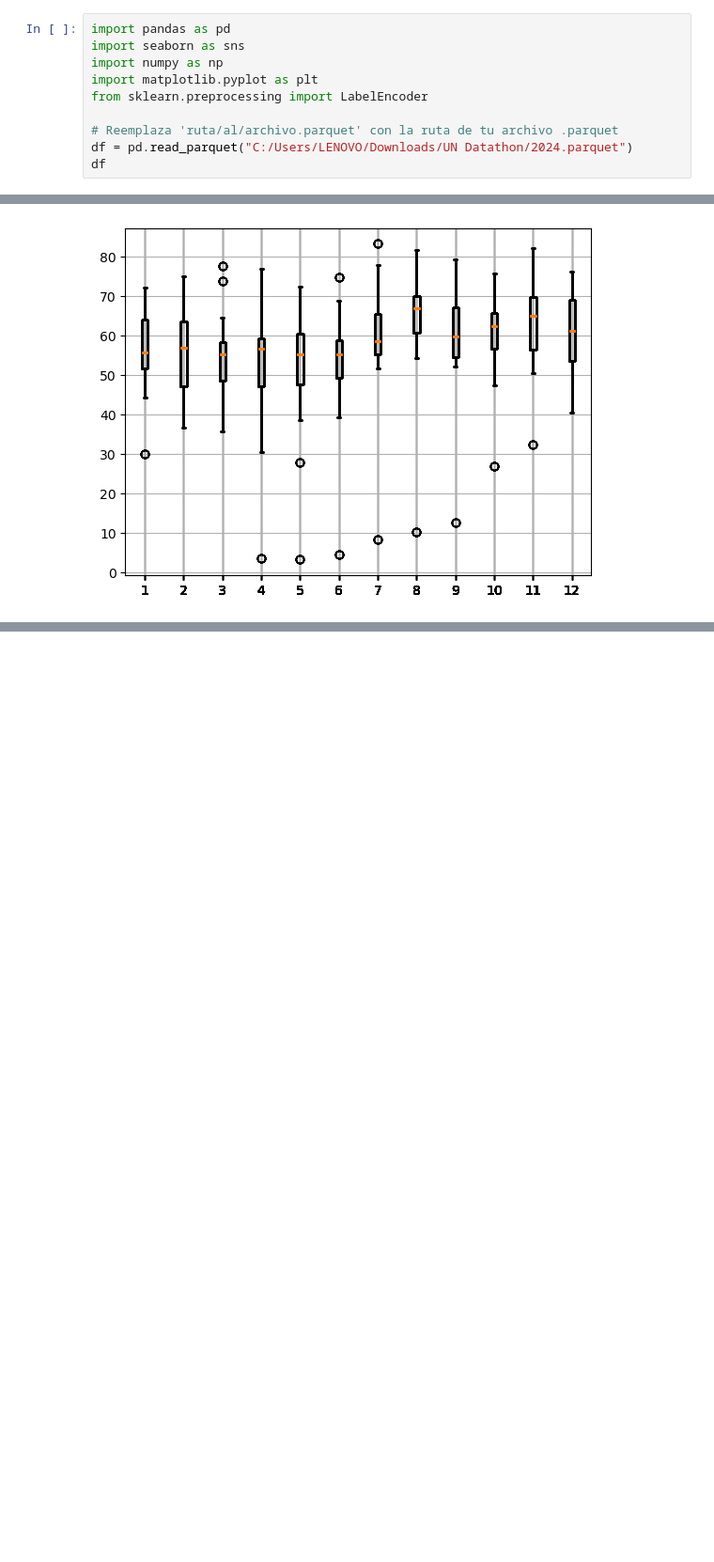
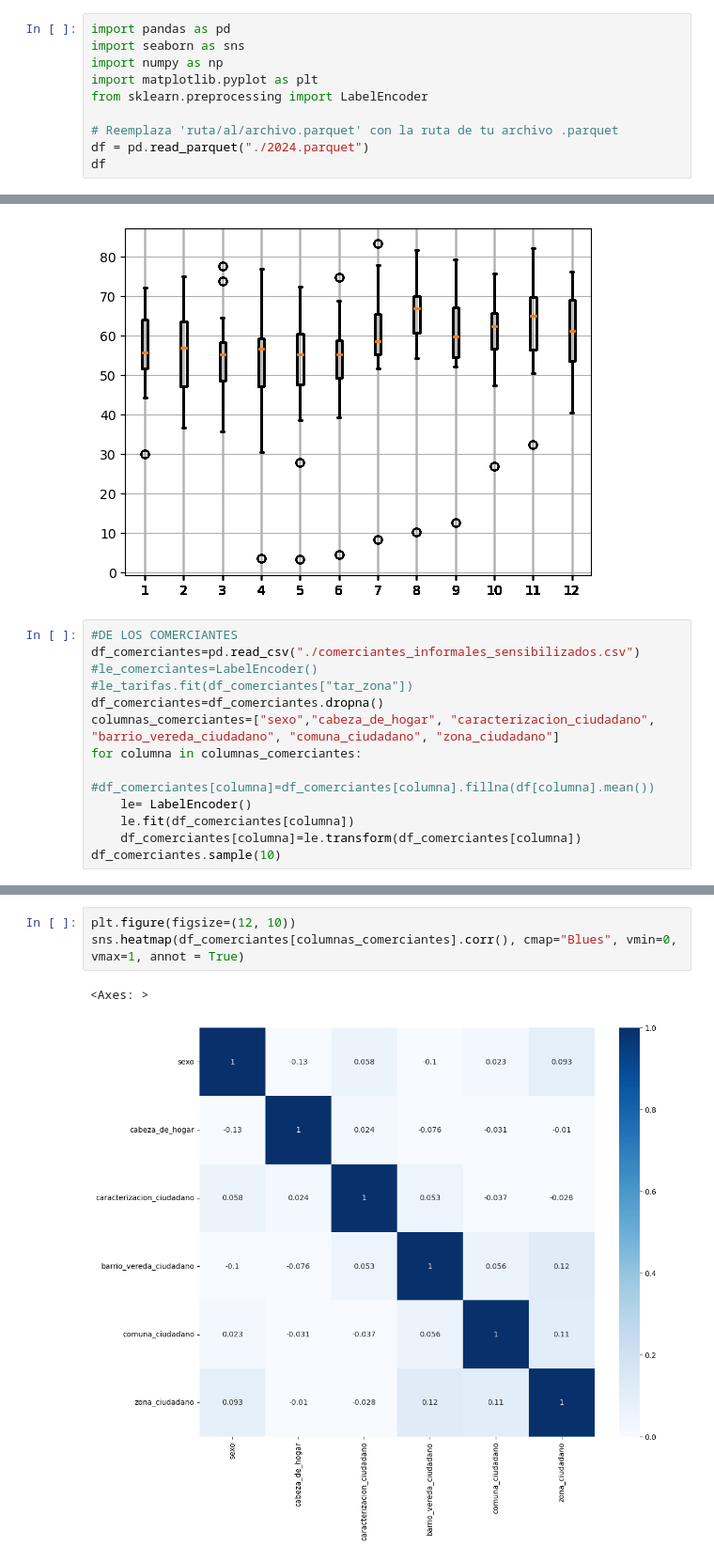
Before and after one commit to STinjaca/paisajito-ONU, a Jupyter notebook: mapitas_calor.ipynb, the cells around one changed output, grey strips where cells are left out. Shown at 94% size. Saved outputs shown, nothing was run; the diff lists cells and outputs as text; blank space fills up the shorter version.

```diff
--- a/mapitas_calor.ipynb
+++ b/mapitas_calor.ipynb
@@ -6,7 +6,7 @@ import matplotlib.pyplot as plt
 from sklearn.preprocessing import LabelEncoder
 
 # Reemplaza 'ruta/al/archivo.parquet' con la ruta de tu archivo .parquet
-df = pd.read_parquet("C:/Users/LENOVO/Downloads/UN Datathon/2024.parquet")
+df = pd.read_parquet("./2024.parquet")
 df
 # %% [output]
 |  | cantidad_de_filas | agnio | region_destino | region_nacionalidad | entrada_salida | sexo | ... |
@@ -140,3 +140,16 @@ for mes in df_ocupacion["ocu_mes"]:
     plt.grid(True)
 # %% [output]
 [figure]
+# %%
+#DE LOS COMERCIANTES
+df_comerciantes=pd.read_csv("./comerciantes_informales_sensibilizados.csv")
+#le_comerciantes=LabelEncoder()
+#le_tarifas.fit(df_comerciantes["tar_zona"])
+df_comerciantes=df_comerciantes.dropna()
+columnas_comerciantes=["sexo","cabeza_de_hogar", "caracterizacion_ciudadano", "barrio_vereda_ciudadano", "comuna_ciudadano", "zona_ciudadano"]
+for columna in columnas_comerciantes:
+    #df_comerciantes[columna]=df_comerciantes[columna].fillna(df[columna].mean())
+    le= LabelEncoder()
+    le.fit(df_comerciantes[columna])
+    df_comerciantes[columna]=le.transform(df_comerciantes[columna])
+df_comerciantes.sample(10)
@@ -142,0 +186,6 @@ for mes in df_ocupacion["ocu_mes"]:
+# %%
+plt.figure(figsize=(12, 10))
+sns.heatmap(df_comerciantes[columnas_comerciantes].corr(), cmap="Blues", vmin=0, vmax=1, annot = True)
+# %% [output]
+<Axes: >
+[figure, added]
```
Also changed, not shown: parts of 2 cells of this notebook.
